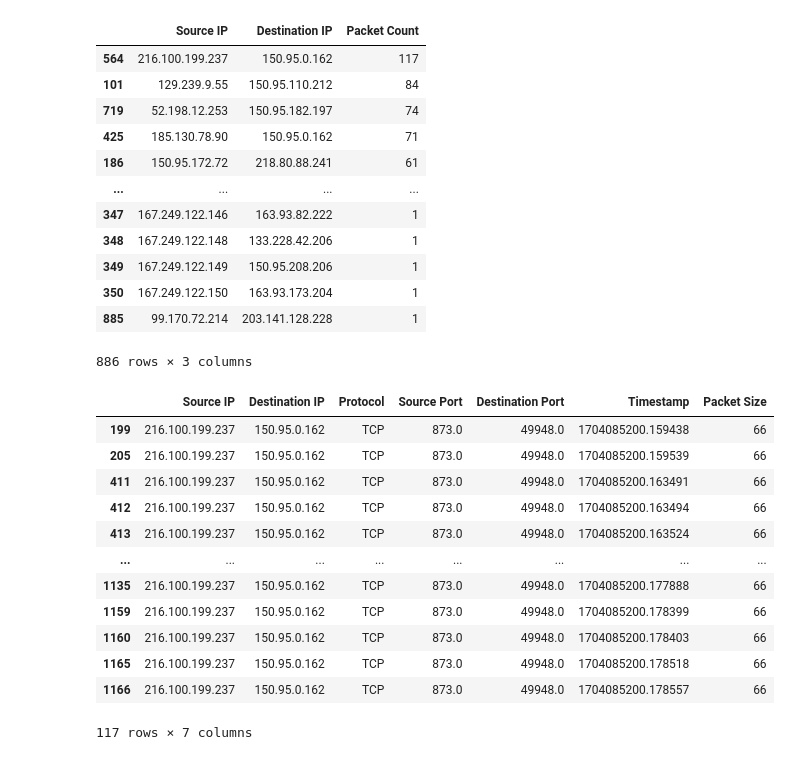
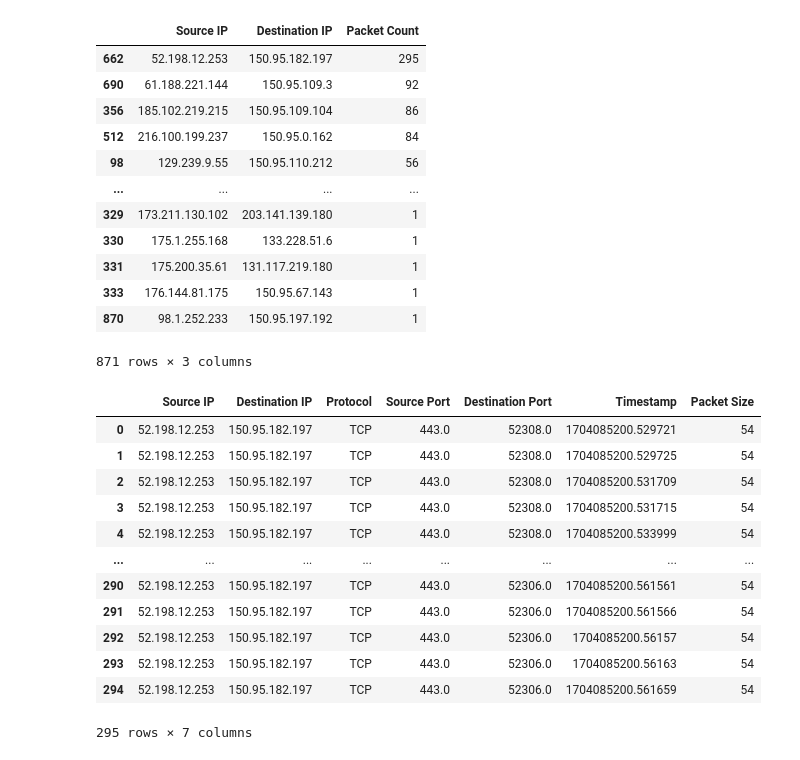
Before and after one commit to yaoyanglee/network-prediction, a Jupyter notebook: datavis.ipynb, the cells around one changed output. Saved outputs shown, nothing was run; the diff lists cells and outputs as text; code cells hidden in the pictures.

```diff
--- a/datavis.ipynb
+++ b/datavis.ipynb
@@ -1,11 +11,6 @@
 # %%
-import pandas as pd
-from scapy.all import rdpcap
-import matplotlib.pyplot as plt
-import numpy as np
-
 # Read PCAP file using Scapy
-packets = rdpcap('data/pcap/2024-dataset1/2024data_00000_20240101120000')
+packets = rdpcap(r"data\pcap\2024-dataset1\2024data1_00009_20240101130000.pcap")
 
 # Extract packet information
 packet_data = []
@@ -109,42 +114,44 @@ packet_counts_sorted = packet_counts.sort_values(
 packet_counts_sorted
 # %% [output]
 |  | Source IP | Destination IP | Packet Count |
-| 564 | 216.100.199.237 | 150.95.0.162 | 117 |
-| 101 | 129.239.9.55 | 150.95.110.212 | 84 |
-| 719 | 52.198.12.253 | 150.95.182.197 | 74 |
-| 425 | 185.130.78.90 | 150.95.0.162 | 71 |
-| 186 | 150.95.172.72 | 218.80.88.241 | 61 |
+| 662 | 52.198.12.253 | 150.95.182.197 | 295 |
+| 690 | 61.188.221.144 | 150.95.109.3 | 92 |
+| 356 | 185.102.219.215 | 150.95.109.104 | 86 |
+| 512 | 216.100.199.237 | 150.95.0.162 | 84 |
+| 98 | 129.239.9.55 | 150.95.110.212 | 56 |
 | ... | ... | ... | ... |
-| 347 | 167.249.122.146 | 163.93.82.222 | 1 |
-| 348 | 167.249.122.148 | 133.228.42.206 | 1 |
-| 349 | 167.249.122.149 | 150.95.208.206 | 1 |
-| 350 | 167.249.122.150 | 163.93.173.204 | 1 |
-| 885 | 99.170.72.214 | 203.141.128.228 | 1 |
+| 329 | 173.211.130.102 | 203.141.139.180 | 1 |
+| 330 | 175.1.255.168 | 133.228.51.6 | 1 |
+| 331 | 175.200.35.61 | 131.117.219.180 | 1 |
+| 333 | 176.144.81.175 | 150.95.67.143 | 1 |
+| 870 | 98.1.252.233 | 150.95.197.192 | 1 |
-886 rows × 3 columns
+871 rows × 3 columns
 # %%
 # Define the source and destination IP addresses you want to filter for
-source_ip = '216.100.199.237'
-destination_ip = '150.95.0.162'
+source_ip = '52.198.12.253'
+destination_ip = '150.95.182.197'
 
 # Filter DataFrame for rows with specific source and destination IP addresses
 filtered_rows = tcp_df[(tcp_df['Source IP'] == source_ip) & (
     tcp_df['Destination IP'] == destination_ip)]
 
+filtered_rows = filtered_rows.reset_index(drop=True)
+
 filtered_rows
 # %% [output]
 |  | Source IP | Destination IP | Protocol | Source Port | Destination Port | Timestamp | Packet Size |
-| 199 | 216.100.199.237 | 150.95.0.162 | TCP | 873.0 | 49948.0 | 1704085200.159438 | 66 |
-| 205 | 216.100.199.237 | 150.95.0.162 | TCP | 873.0 | 49948.0 | 1704085200.159539 | 66 |
-| 411 | 216.100.199.237 | 150.95.0.162 | TCP | 873.0 | 49948.0 | 1704085200.163491 | 66 |
-| 412 | 216.100.199.237 | 150.95.0.162 | TCP | 873.0 | 49948.0 | 1704085200.163494 | 66 |
-| 413 | 216.100.199.237 | 150.95.0.162 | TCP | 873.0 | 49948.0 | 1704085200.163524 | 66 |
+| 0 | 52.198.12.253 | 150.95.182.197 | TCP | 443.0 | 52308.0 | 1704085200.529721 | 54 |
+| 1 | 52.198.12.253 | 150.95.182.197 | TCP | 443.0 | 52308.0 | 1704085200.529725 | 54 |
+| 2 | 52.198.12.253 | 150.95.182.197 | TCP | 443.0 | 52308.0 | 1704085200.531709 | 54 |
+| 3 | 52.198.12.253 | 150.95.182.197 | TCP | 443.0 | 52308.0 | 1704085200.531715 | 54 |
+| 4 | 52.198.12.253 | 150.95.182.197 | TCP | 443.0 | 52308.0 | 1704085200.533999 | 54 |
 | ... | ... | ... | ... | ... | ... | ... | ... |
-| 1135 | 216.100.199.237 | 150.95.0.162 | TCP | 873.0 | 49948.0 | 1704085200.177888 | 66 |
-| 1159 | 216.100.199.237 | 150.95.0.162 | TCP | 873.0 | 49948.0 | 1704085200.178399 | 66 |
-| 1160 | 216.100.199.237 | 150.95.0.162 | TCP | 873.0 | 49948.0 | 1704085200.178403 | 66 |
-| 1165 | 216.100.199.237 | 150.95.0.162 | TCP | 873.0 | 49948.0 | 1704085200.178518 | 66 |
-| 1166 | 216.100.199.237 | 150.95.0.162 | TCP | 873.0 | 49948.0 | 1704085200.178557 | 66 |
+| 290 | 52.198.12.253 | 150.95.182.197 | TCP | 443.0 | 52306.0 | 1704085200.561561 | 54 |
+| 291 | 52.198.12.253 | 150.95.182.197 | TCP | 443.0 | 52306.0 | 1704085200.561566 | 54 |
+| 292 | 52.198.12.253 | 150.95.182.197 | TCP | 443.0 | 52306.0 | 1704085200.56157 | 54 |
+| 293 | 52.198.12.253 | 150.95.182.197 | TCP | 443.0 | 52306.0 | 1704085200.56163 | 54 |
+| 294 | 52.198.12.253 | 150.95.182.197 | TCP | 443.0 | 52306.0 | 1704085200.561659 | 54 |
-117 rows × 7 columns
+295 rows × 7 columns
 # %%
 # Calculate packet interarrival time
 filtered_rows['Interarrival Time'] = filtered_rows['Timestamp'].diff()
```
Also changed, not shown: parts of 7 cells of this notebook, 1 other file.
